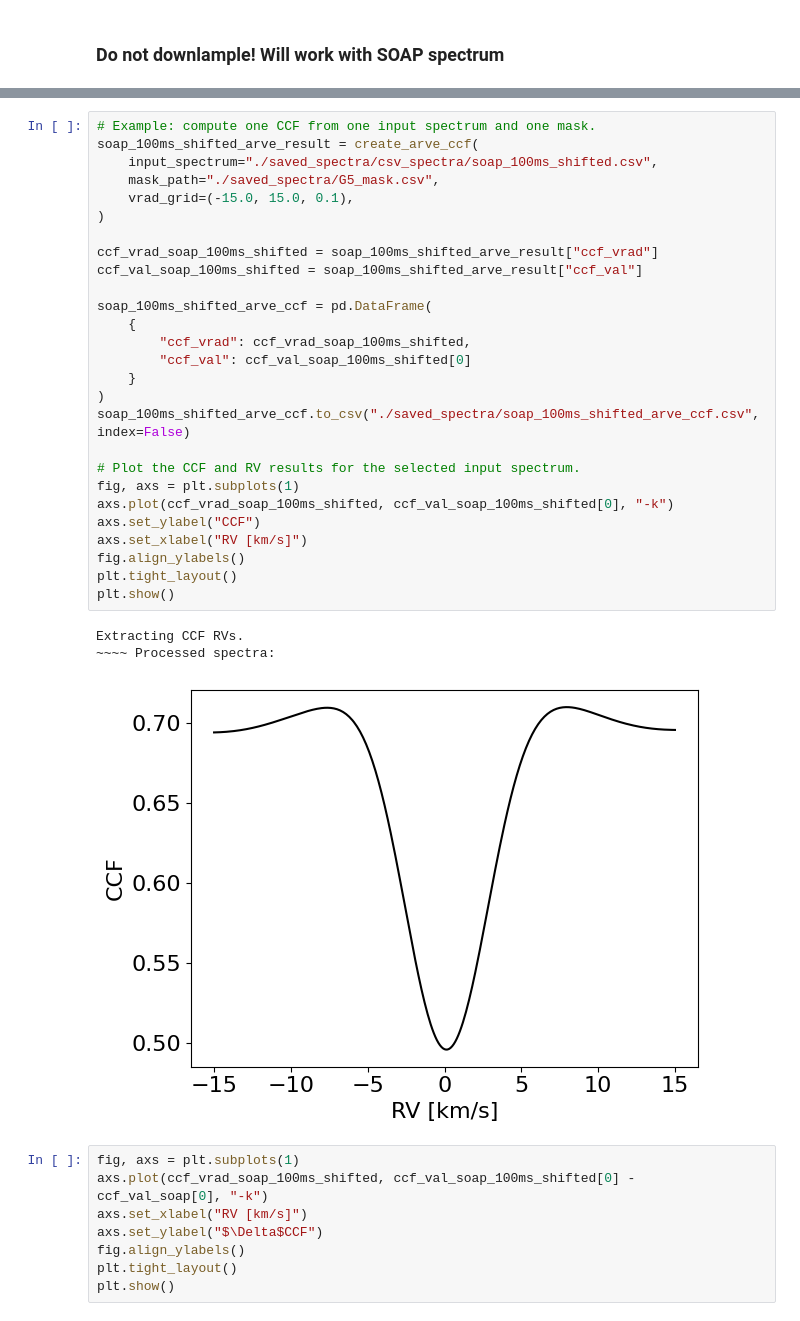
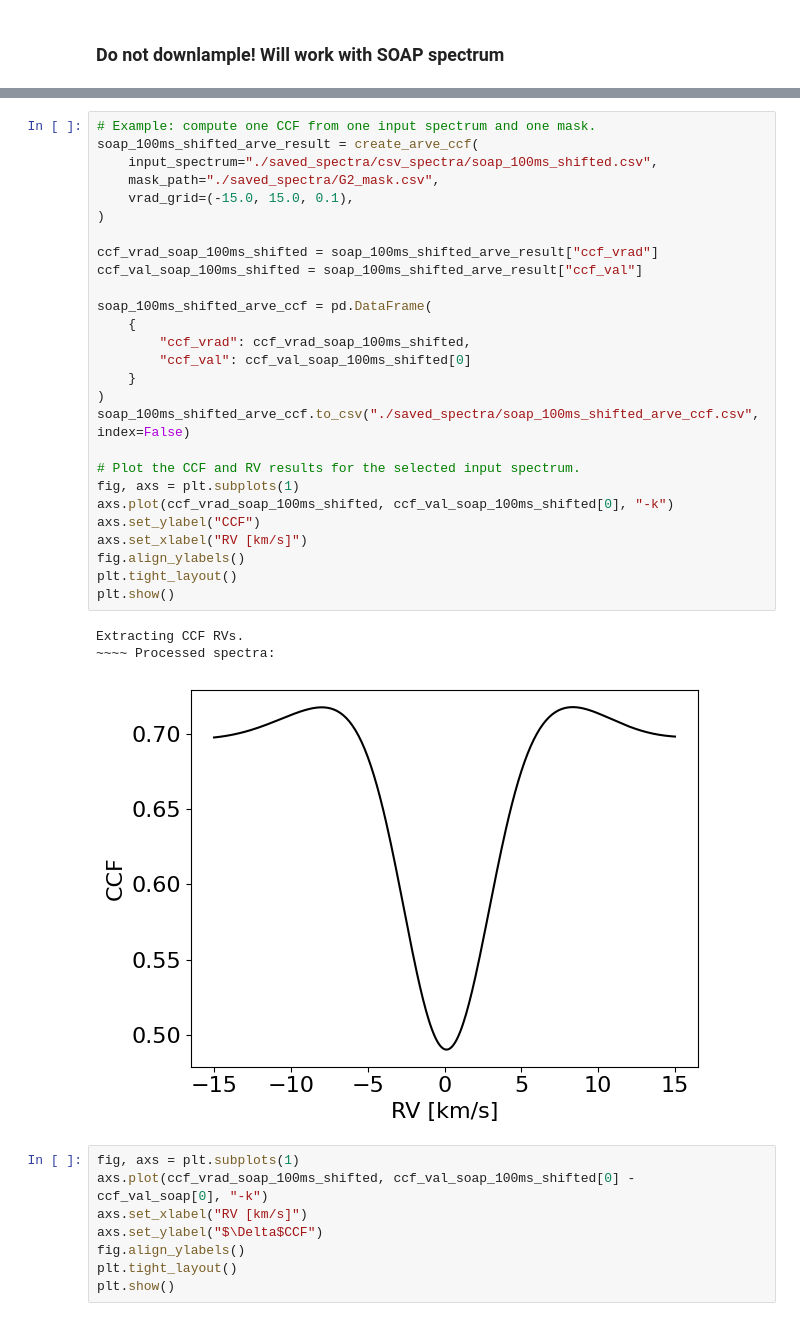
Before and after one commit to vadibekyan/DL_RV_diogo, a Jupyter notebook: integrated_star.ipynb, the cells around one changed output, grey strips where cells are left out. Cells and saved outputs as stored; diff of their text form.

```diff
--- a/integrated_star.ipynb
+++ b/integrated_star.ipynb
@@ -433,34 +422,34 @@ Extracting CCF RVs.
 # %%
 # Example: compute one CCF from one input spectrum and one mask.
 soap_100ms_shifted_arve_result = create_arve_ccf(
     input_spectrum="./saved_spectra/csv_spectra/soap_100ms_shifted.csv",
-    mask_path="./saved_spectra/G5_mask.csv",
+    mask_path="./saved_spectra/G2_mask.csv",
     vrad_grid=(-15.0, 15.0, 0.1),
 )
 
 ccf_vrad_soap_100ms_shifted = soap_100ms_shifted_arve_result["ccf_vrad"]
 ccf_val_soap_100ms_shifted = soap_100ms_shifted_arve_result["ccf_val"]
 
 soap_100ms_shifted_arve_ccf = pd.DataFrame(
     {
         "ccf_vrad": ccf_vrad_soap_100ms_shifted,
         "ccf_val": ccf_val_soap_100ms_shifted[0]
     }
 )
 soap_100ms_shifted_arve_ccf.to_csv("./saved_spectra/soap_100ms_shifted_arve_ccf.csv", index=False)
 
 # Plot the CCF and RV results for the selected input spectrum.
 fig, axs = plt.subplots(1)
 axs.plot(ccf_vrad_soap_100ms_shifted, ccf_val_soap_100ms_shifted[0], "-k")
 axs.set_ylabel("CCF")
 axs.set_xlabel("RV [km/s]")
 fig.align_ylabels()
 plt.tight_layout()
 plt.show()
 # %% [output]
 Extracting CCF RVs.
 ~~~~ Processed spectra:
-[figure, old version]
+[figure, new version]
 # %%
 fig, axs = plt.subplots(1)
 axs.plot(ccf_vrad_soap_100ms_shifted, ccf_val_soap_100ms_shifted[0] - ccf_val_soap[0], "-k")
```
Also changed, not shown: parts of 7 cells of this notebook, 7 other files.
